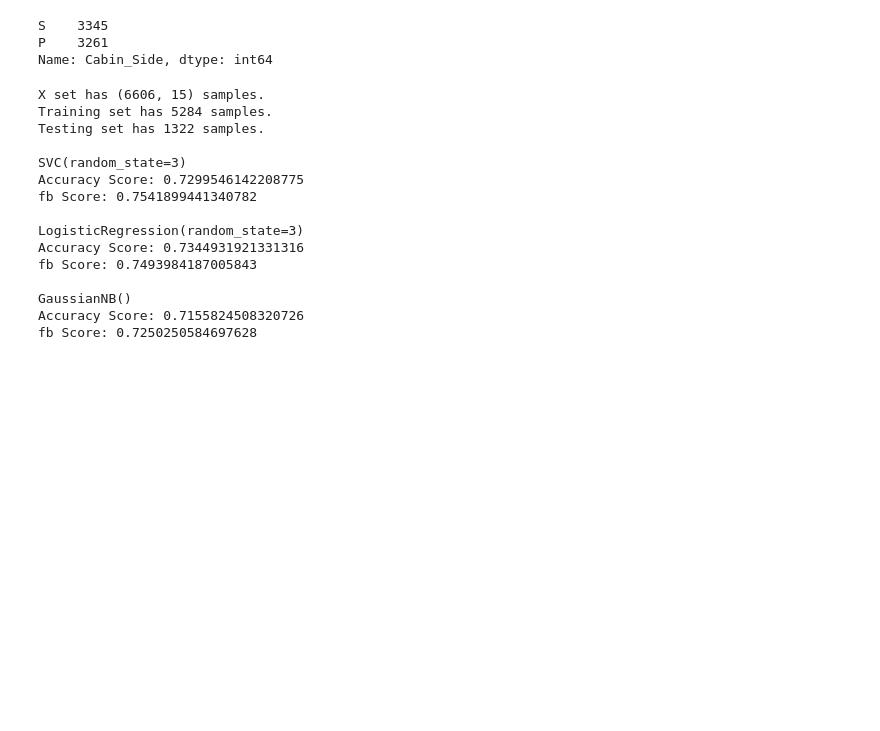
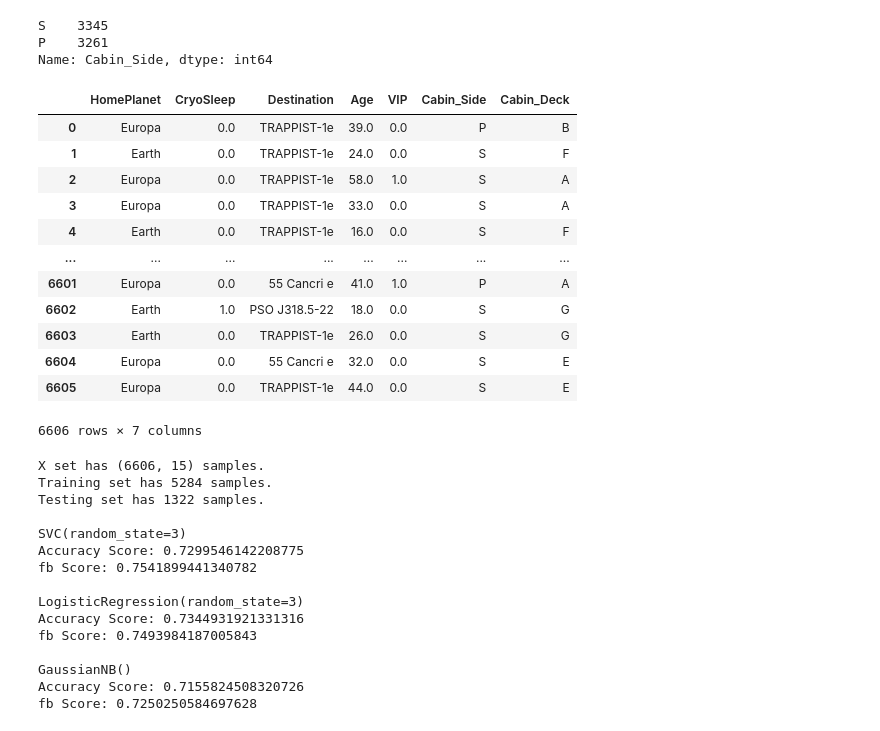
Before and after one commit to Bahaakhalled/Spaceship-Titanic, a Jupyter notebook: Space_Titanic_Submitted.ipynb, the cells around one changed output. Saved outputs shown, nothing was run; the diff lists cells and outputs as text; code cells hidden in the pictures; blank space fills up the shorter version.

```diff
--- a/Space_Titanic_Submitted.ipynb
+++ b/Space_Titanic_Submitted.ipynb
@@ -266,4 +266,20 @@ Name: Cabin_Side, dtype: int64
 Features=['HomePlanet', 'CryoSleep','Destination', 'Age','VIP','Cabin_Side','Cabin_Deck']
 X=c_ship_miss[Features]
 y=c_ship_miss['Transported']
+# %%
+X
+# %% [output]
+|  | HomePlanet | CryoSleep | Destination | Age | VIP | Cabin_Side | Cabin_Deck |
+| 0 | Europa | 0.0 | TRAPPIST-1e | 39.0 | 0.0 | P | B |
+| 1 | Earth | 0.0 | TRAPPIST-1e | 24.0 | 0.0 | S | F |
+| 2 | Europa | 0.0 | TRAPPIST-1e | 58.0 | 1.0 | S | A |
+| 3 | Europa | 0.0 | TRAPPIST-1e | 33.0 | 0.0 | S | A |
+| 4 | Earth | 0.0 | TRAPPIST-1e | 16.0 | 0.0 | S | F |
+| ... | ... | ... | ... | ... | ... | ... | ... |
+| 6601 | Europa | 0.0 | 55 Cancri e | 41.0 | 1.0 | P | A |
+| 6602 | Earth | 1.0 | PSO J318.5-22 | 18.0 | 0.0 | S | G |
+| 6603 | Earth | 0.0 | TRAPPIST-1e | 26.0 | 0.0 | S | G |
+| 6604 | Europa | 0.0 | 55 Cancri e | 32.0 | 0.0 | S | E |
+| 6605 | Europa | 0.0 | TRAPPIST-1e | 44.0 | 0.0 | S | E |
+6606 rows × 7 columns
 # %%
```
Also changed, not shown: parts of 20 cells of this notebook.
